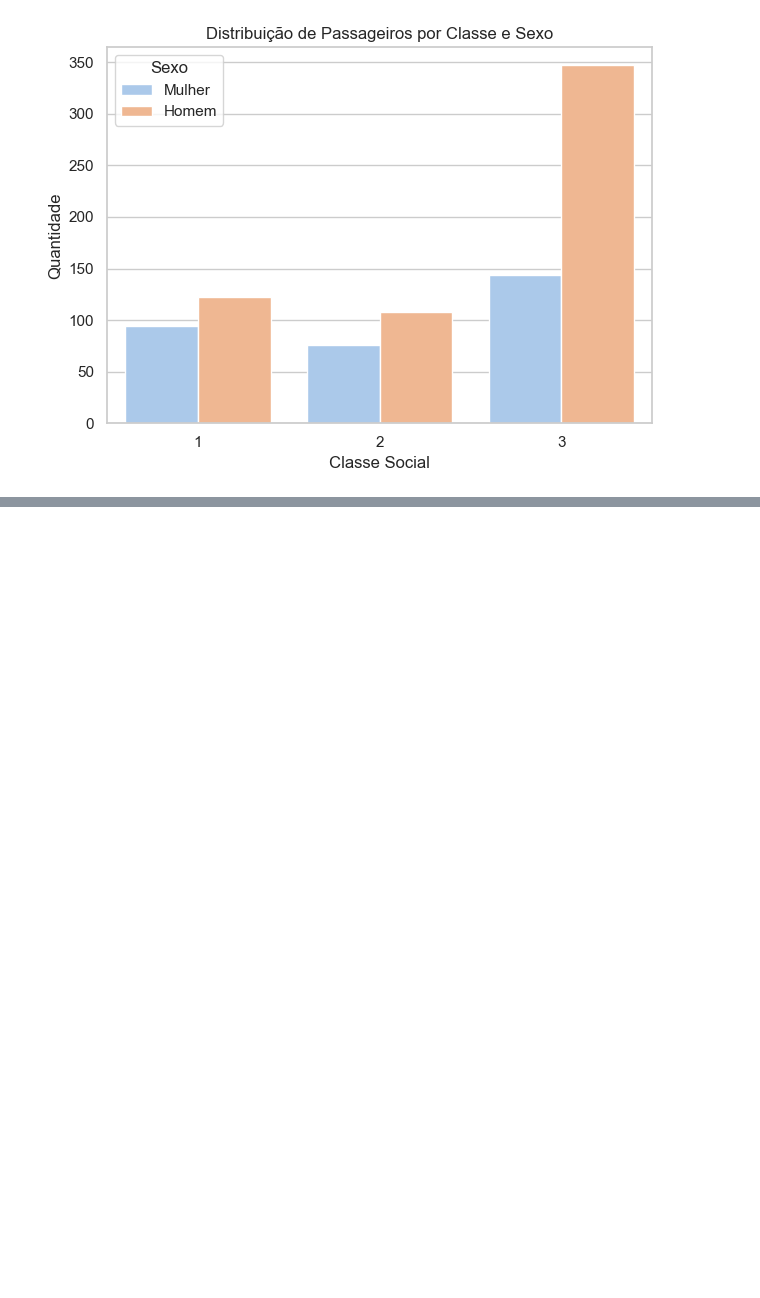
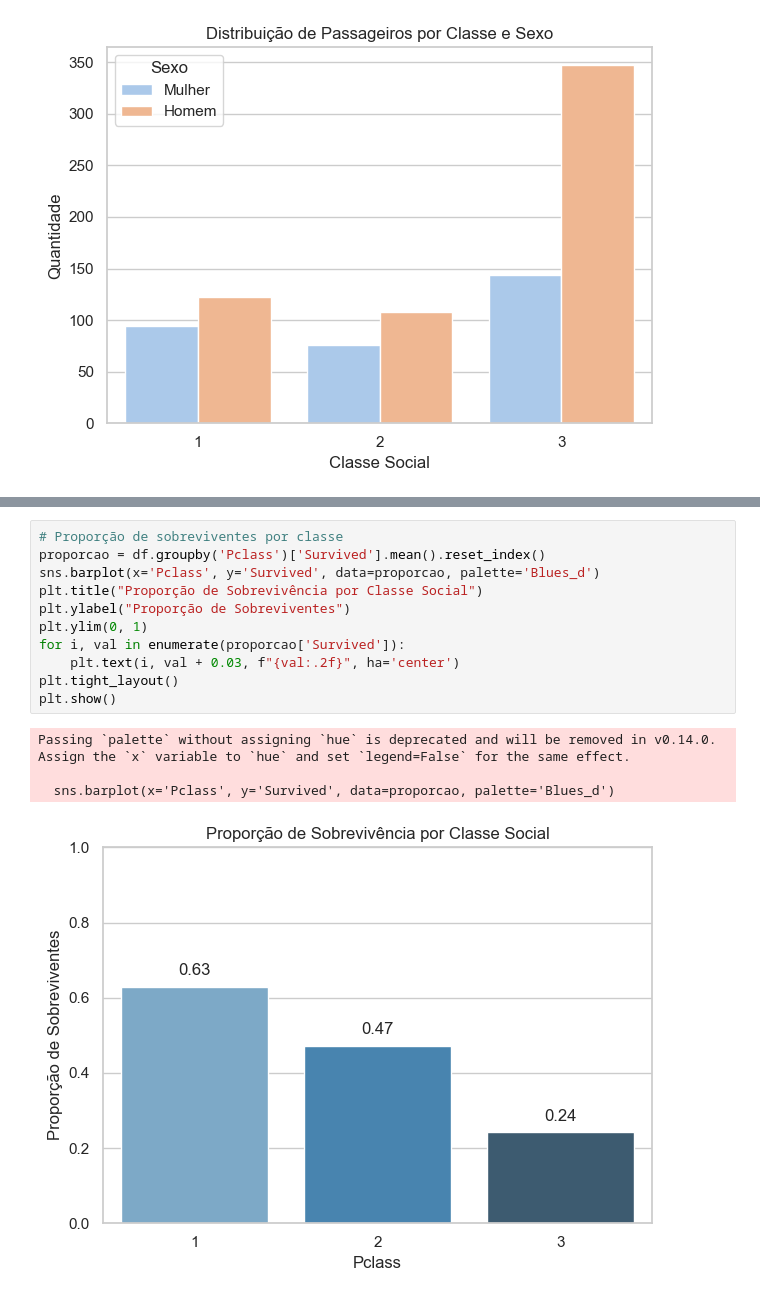
Before and after one commit to JMarquesCS/TitanicMLP, a Jupyter notebook: mlp_titanic.ipynb, the cells around one changed output, grey strips where cells are left out. Drawn from its saved outputs; the diff is of its cells as text; blank space fills up the shorter version.

```diff
--- a/mlp_titanic.ipynb
+++ b/mlp_titanic.ipynb
@@ -48,0 +60,16 @@ plt.show()
+# %%
+# Proporção de sobreviventes por classe
+proporcao = df.groupby('Pclass')['Survived'].mean().reset_index()
+sns.barplot(x='Pclass', y='Survived', data=proporcao, palette='Blues_d')
+plt.title("Proporção de Sobrevivência por Classe Social")
+plt.ylabel("Proporção de Sobreviventes")
+plt.ylim(0, 1)
+for i, val in enumerate(proporcao['Survived']):
+    plt.text(i, val + 0.03, f"{val:.2f}", ha='center')
+plt.tight_layout()
+plt.show()
+# %% [output]
+Passing `palette` without assigning `hue` is deprecated and will be removed in v0.14.0. Assign the `x` variable to `hue` and set `legend=False` for the same effect.
+
+  sns.barplot(x='Pclass', y='Survived', data=proporcao, palette='Blues_d')
+[figure, added]
```
Also changed, not shown: parts of 2 cells of this notebook.
